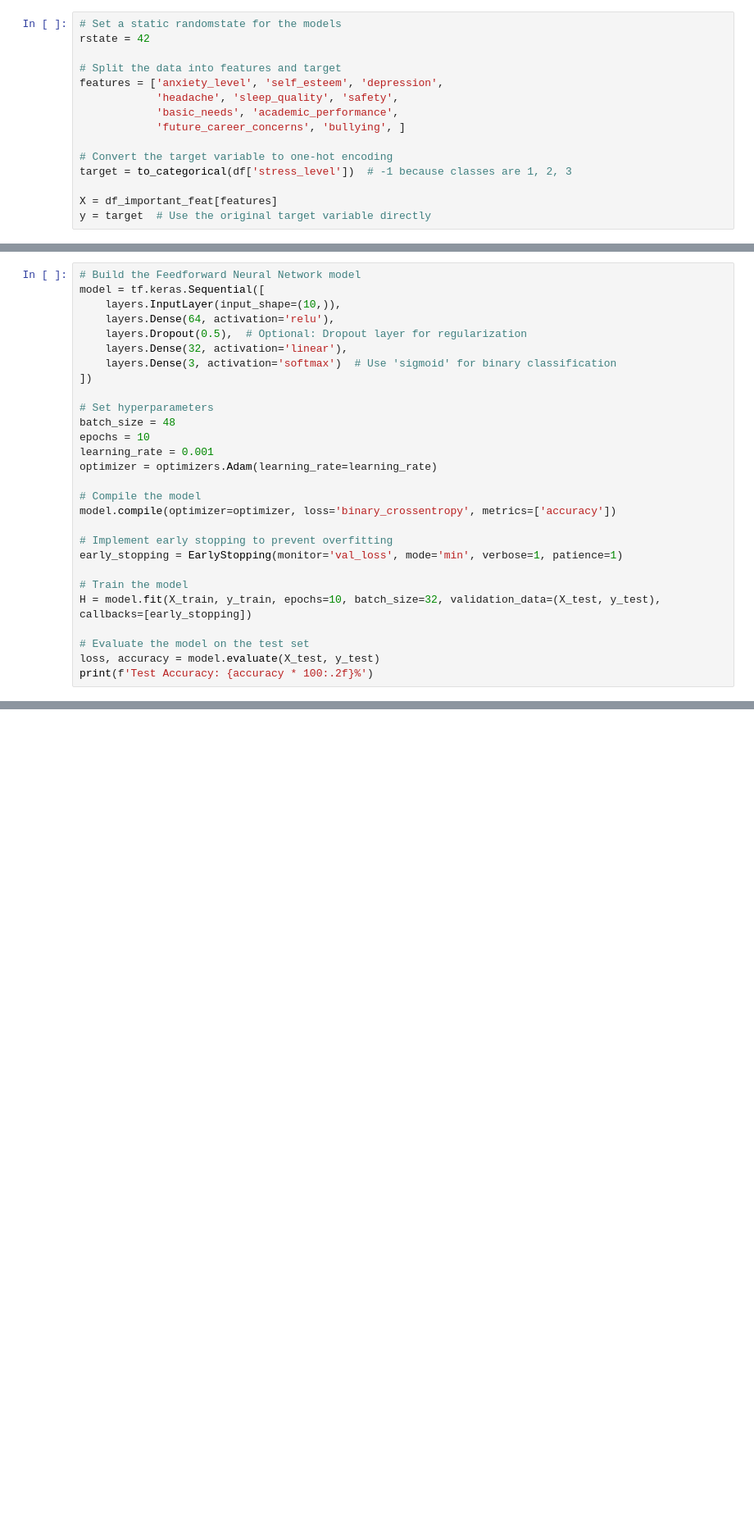
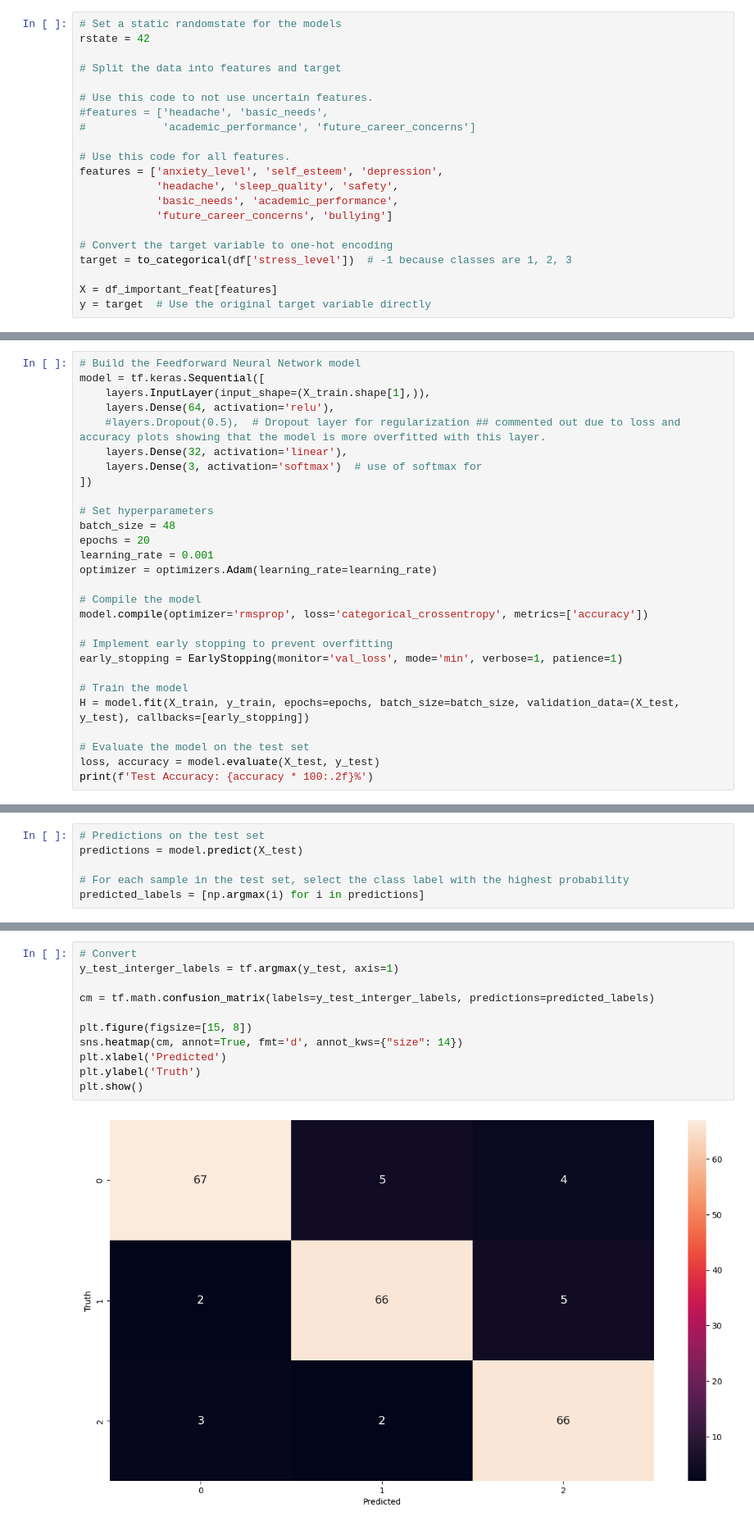
Before and after one commit to MrTheRat/Open_Program, a Jupyter notebook: stress prediction.ipynb, the cells around one changed output, grey strips where cells are left out. Shown at 82% size. Drawn from its saved outputs; the diff is of its cells as text; blank space fills up the shorter version.

```diff
--- a/stress prediction.ipynb
+++ b/stress prediction.ipynb
@@ -157,10 +280,16 @@ df_important_feat = df[['anxiety_level', 'self_esteem', 'depression',
 rstate = 42
 
 # Split the data into features and target
+
+# Use this code to not use uncertain features.
+#features = ['headache', 'basic_needs',
+#            'academic_performance', 'future_career_concerns']
+
+# Use this code for all features.
 features = ['anxiety_level', 'self_esteem', 'depression',
             'headache', 'sleep_quality', 'safety',
             'basic_needs', 'academic_performance',
-            'future_career_concerns', 'bullying', ]
+            'future_career_concerns', 'bullying']
 
 # Convert the target variable to one-hot encoding
 target = to_categorical(df['stress_level'])  # -1 because classes are 1, 2, 3
@@ -178,27 +306,27 @@ X_train, X_test, y_train, y_test = train_test_split(X_scaled, y, test_size=0.2,
 # %%
 # Build the Feedforward Neural Network model
 model = tf.keras.Sequential([
-    layers.InputLayer(input_shape=(10,)),
+    layers.InputLayer(input_shape=(X_train.shape[1],)),
     layers.Dense(64, activation='relu'),
-    layers.Dropout(0.5),  # Optional: Dropout layer for regularization
+    #layers.Dropout(0.5),  # Dropout layer for regularization ## commented out due to loss and accuracy plots showing that the model is more overfitted with this layer.
     layers.Dense(32, activation='linear'),
-    layers.Dense(3, activation='softmax')  # Use 'sigmoid' for binary classification
+    layers.Dense(3, activation='softmax')  # use of softmax for
 ])
 
 # Set hyperparameters
 batch_size = 48
-epochs = 10
+epochs = 20
 learning_rate = 0.001
 optimizer = optimizers.Adam(learning_rate=learning_rate)
 
 # Compile the model
-model.compile(optimizer=optimizer, loss='binary_crossentropy', metrics=['accuracy'])
+model.compile(optimizer='rmsprop', loss='categorical_crossentropy', metrics=['accuracy'])
 
 # Implement early stopping to prevent overfitting
 early_stopping = EarlyStopping(monitor='val_loss', mode='min', verbose=1, patience=1)
 
 # Train the model
-H = model.fit(X_train, y_train, epochs=10, batch_size=32, validation_data=(X_test, y_test), callbacks=[early_stopping])
+H = model.fit(X_train, y_train, epochs=epochs, batch_size=batch_size, validation_data=(X_test, y_test), callbacks=[early_stopping])
 
 # Evaluate the model on the test set
 loss, accuracy = model.evaluate(X_test, y_test)
@@ -274,0 +425,6 @@ as we can see from the plot above both the training and validation lines are ver
+# %%
+# Predictions on the test set
+predictions = model.predict(X_test)
+
+# For each sample in the test set, select the class label with the highest probability
+predicted_labels = [np.argmax(i) for i in predictions]
@@ -274,0 +433,13 @@ as we can see from the plot above both the training and validation lines are ver
+# %%
+# Convert
+y_test_interger_labels = tf.argmax(y_test, axis=1)
+
+cm = tf.math.confusion_matrix(labels=y_test_interger_labels, predictions=predicted_labels)
+
+plt.figure(figsize=[15, 8])
+sns.heatmap(cm, annot=True, fmt='d', annot_kws={"size": 14})
+plt.xlabel('Predicted')
+plt.ylabel('Truth')
+plt.show()
+# %% [output]
+[figure, added]
```
Also changed, not shown: parts of 35 cells of this notebook.
